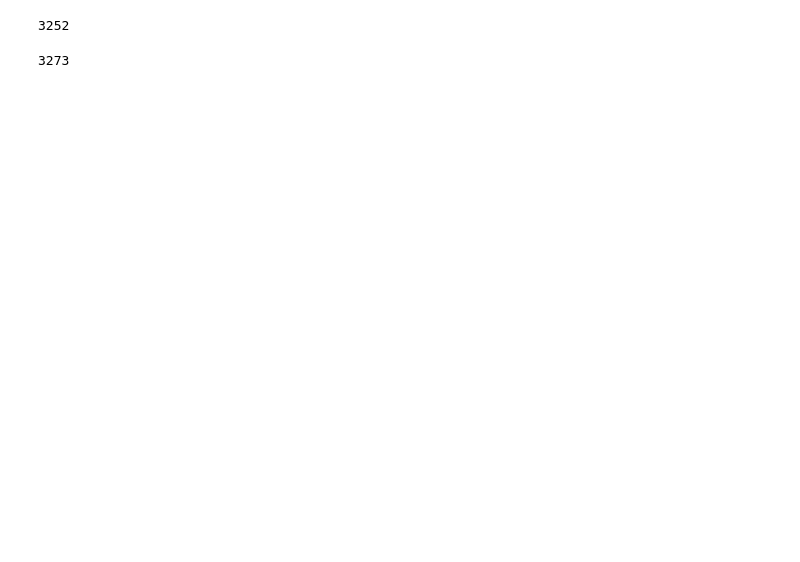
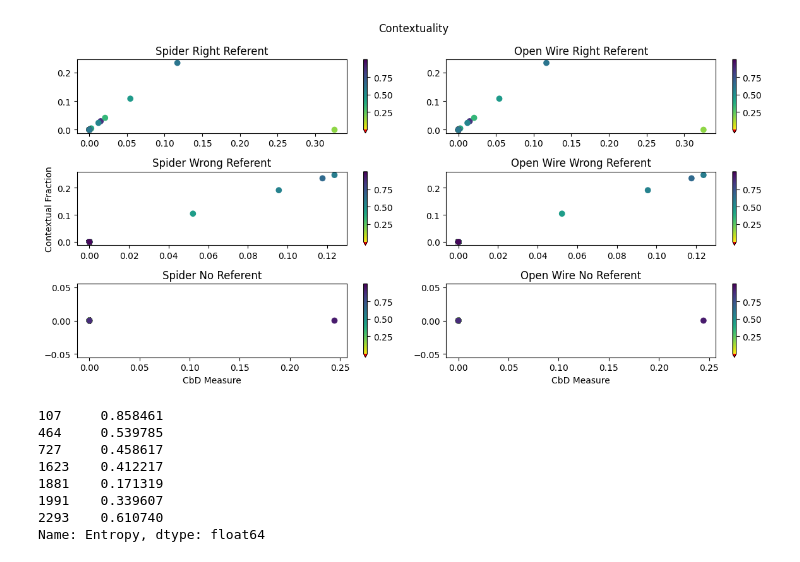
Before and after one commit to TilenLS/qnlp, a Jupyter notebook: main.ipynb, the cells around one changed output. Cells and saved outputs as stored; diff of their text form; code cells hidden in the pictures; blank space fills up the shorter version.

Commit message:
add new figures

```diff
--- a/main.ipynb
+++ b/main.ipynb
@@ -83,0 +54,14 @@ max(viol)
+# %%
+ow_rref = data_loader(chsh_scenario())
+ow_rref.load_data(data_path['d_rref'])
+ow_wref = data_loader(chsh_scenario())
+ow_wref.load_data(data_path['d_wref'])
+ow_nref = data_loader(chsh_scenario())
+ow_nref.load_data(data_path['d_nref'])
+
+s_rref = data_loader(chsh_scenario())
+s_rref.load_data(data_path['d_rref'])
+s_wref = data_loader(chsh_scenario())
+s_wref.load_data(data_path['d_wref'])
+s_nref = data_loader(chsh_scenario())
+s_nref.load_data(data_path['d_nref'])
@@ -83,0 +105,49 @@ max(viol)
+# %%
+fig = plt.figure(figsize=(12,6))
+
+ax = fig.add_subplot(3,2,1)
+dat = np.array(s_rref.data['CbD'])
+dat[dat < 0] = 0
+plot_scatter(ax, s_rref.data['CF'], dat, s_rref.data['Entropy'])
+ax.set_title("Spider Right Referent")
+
+ax = fig.add_subplot(3,2,2)
+dat = np.array(ow_rref.data['CbD'])
+dat[dat < 0] = 0
+plot_scatter(ax, ow_rref.data['CF'], dat, ow_rref.data['Entropy'])
+ax.set_title("Open Wire Right Referent")
+
+ax = fig.add_subplot(3,2,3)
+dat = np.array(s_wref.data['CbD'])
+dat[dat < 0] = 0
+plot_scatter(ax, s_wref.data['CF'], dat, s_wref.data['Entropy'])
+ax.set_ylabel("Contextual Fraction")
+ax.set_title("Spider Wrong Referent")
+
+ax = fig.add_subplot(3,2,4)
+dat = np.array(ow_wref.data['CbD'])
+dat[dat < 0] = 0
+plot_scatter(ax, ow_wref.data['CF'], dat, ow_wref.data['Entropy'])
+ax.set_title("Open Wire Wrong Referent")
+
+ax = fig.add_subplot(3,2,5)
+dat = np.array(s_nref.data['CbD'])
+dat[dat < 0] = 0
+plot_scatter(ax, s_nref.data['CF'], dat, s_nref.data['Entropy'])
+ax.set_xlabel("CbD Measure")
+ax.set_title("Spider No Referent")
+
+ax = fig.add_subplot(3,2,6)
+dat = np.array(ow_nref.data['CbD'])
+dat[dat < 0] = 0
+plot_scatter(ax, ow_nref.data['CF'], dat, ow_nref.data['Entropy'])
+ax.set_xlabel("CbD Measure")
+ax.set_title("Open Wire No Referent")
+
+fig.suptitle("Contextuality")
+fig.tight_layout()
+fig.savefig("figures/new_figs/cnxt")
+#fig.supxlabel("CbD Measure")
+#fig.supylabel("Contextual Fraction")
+# %% [output]
+[figure, added]
@@ -84,8 +157,11 @@ max(viol)
 # %%
-len(test_scenario.data['Entropy'][test_scenario.data['Entropy']  > 0.001])
+s_rref.data['Entropy'][s_rref.data['CF'] > 0]
 # %% [output]
-3252
+107     0.858461
+464     0.539785
+727     0.458617
+1623    0.412217
+1881    0.171319
+1991    0.339607
+2293    0.610740
+Name: Entropy, dtype: float64
-# %%
-len(test_scenario.data['Entropy'])
-# %% [output]
-3273
```
Also changed, not shown: parts of 27 cells of this notebook, 34 other files.
